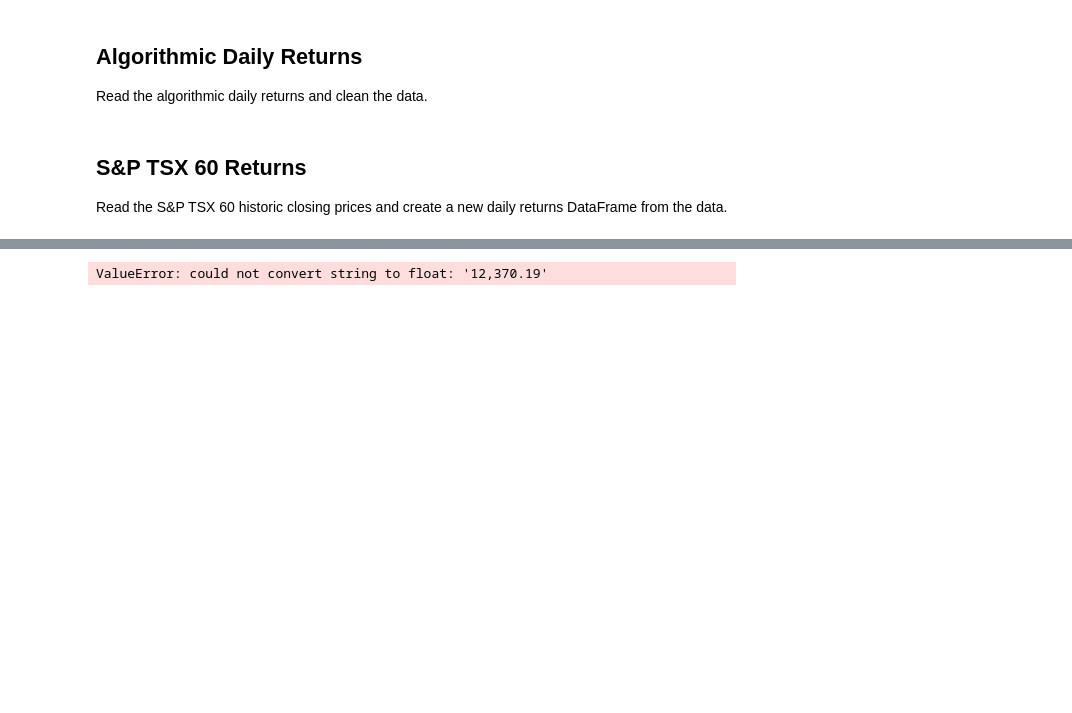
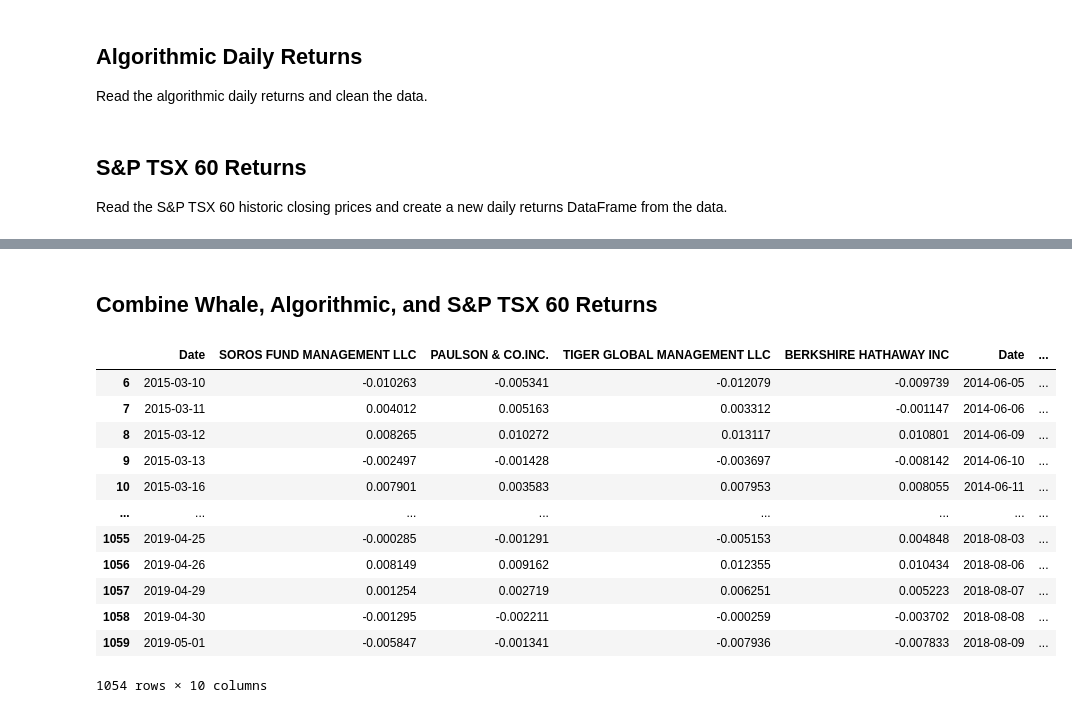
Before and after one commit to ObyNtech/module_4_challenge, a Jupyter notebook: whale_analysis.ipynb, the cells around one changed output, grey strips where cells are left out. Drawn from its saved outputs; the diff is of its cells as text; code cells hidden in the pictures; blank space fills up the shorter version.

```diff
--- a/whale_analysis.ipynb
+++ b/whale_analysis.ipynb
@@ -87,9 +66,2 @@ ValueError: Unable to parse string "12,370.19" at position 0
-# %%
-# Fix Data Types(option1)
-sp_tsx_history_df["Close"] = sp_tsx_history_df["Close"].str.strip("$")
-sp_tsx_history_df["Close"] = sp_tsx_history_df["Close"].astype(float)
-sp_tsx_history_df
-# %% [output]
-ValueError: could not convert string to float: '12,370.19'
 # %%
 # Calculate Daily Returns
@@ -101,0 +79,23 @@ sp_tsx_dropnan_df
+# %% [markdown]
+## Combine Whale, Algorithmic, and S&P TSX 60 Returns
+# %%
+# Join Whale Returns, Algorithmic Returns, and the S&P TSX 60 Returns into a single DataFrame with columns for each portfolio's returns.
+
+combined_data_df = pd.concat(
+    [whale_return_dropnan_df, algo_return_dropnan_df, sp_tsx_history_df], axis='columns', join='inner'
+)
+combined_data_df
+# %% [output]
+|  | Date | SOROS FUND MANAGEMENT LLC | PAULSON & CO.INC. | TIGER GLOBAL MANAGEMENT LLC | BERKSHIRE HATHAWAY INC | Date | ... |
+| 6 | 2015-03-10 | -0.010263 | -0.005341 | -0.012079 | -0.009739 | 2014-06-05 | ... |
+| 7 | 2015-03-11 | 0.004012 | 0.005163 | 0.003312 | -0.001147 | 2014-06-06 | ... |
+| 8 | 2015-03-12 | 0.008265 | 0.010272 | 0.013117 | 0.010801 | 2014-06-09 | ... |
+| 9 | 2015-03-13 | -0.002497 | -0.001428 | -0.003697 | -0.008142 | 2014-06-10 | ... |
+| 10 | 2015-03-16 | 0.007901 | 0.003583 | 0.007953 | 0.008055 | 2014-06-11 | ... |
+| ... | ... | ... | ... | ... | ... | ... | ... |
+| 1055 | 2019-04-25 | -0.000285 | -0.001291 | -0.005153 | 0.004848 | 2018-08-03 | ... |
+| 1056 | 2019-04-26 | 0.008149 | 0.009162 | 0.012355 | 0.010434 | 2018-08-06 | ... |
+| 1057 | 2019-04-29 | 0.001254 | 0.002719 | 0.006251 | 0.005223 | 2018-08-07 | ... |
+| 1058 | 2019-04-30 | -0.001295 | -0.002211 | -0.000259 | -0.003702 | 2018-08-08 | ... |
+| 1059 | 2019-05-01 | -0.005847 | -0.001341 | -0.007936 | -0.007833 | 2018-08-09 | ... |
+1054 rows × 10 columns
```
Also changed, not shown: parts of 26 cells of this notebook.
